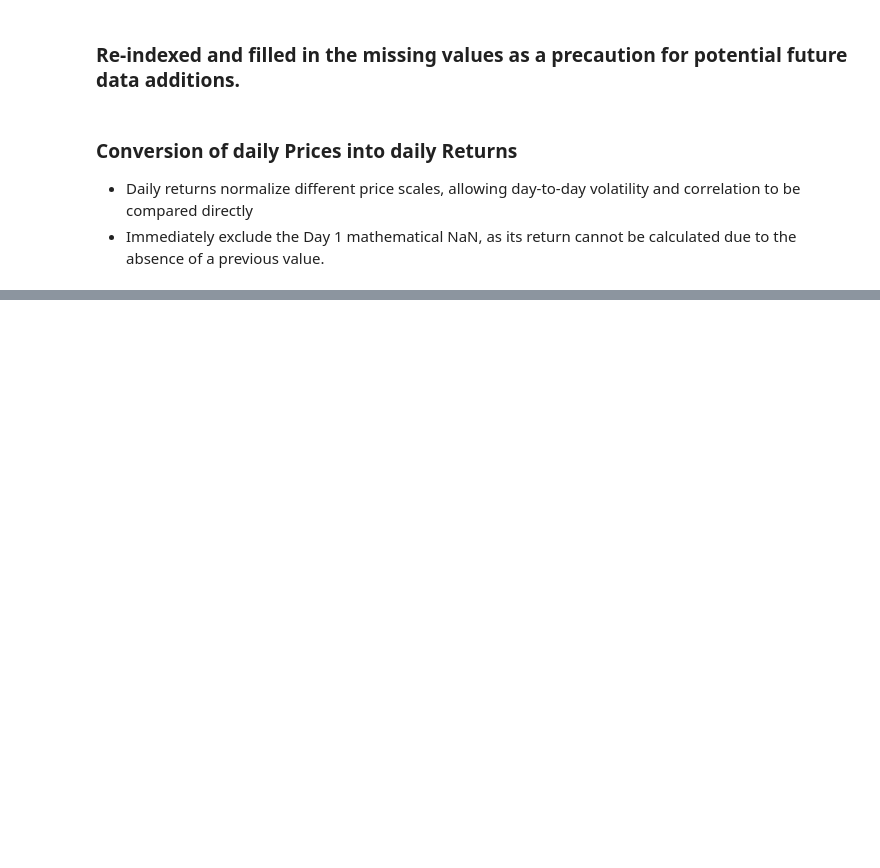
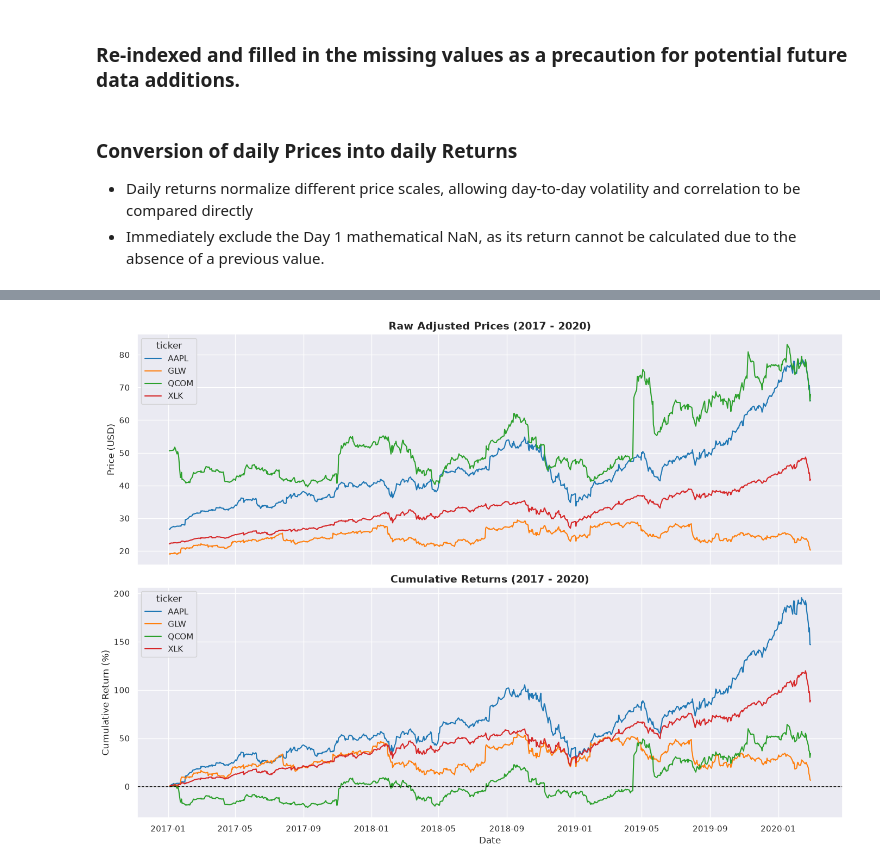
Before and after one commit to huzaifa-khan-AiMl/Financial-Supply-Chain-Ripple-Analysis, a Jupyter notebook: notebooks/Ripple_Effect_Analysis.ipynb, the cells around one changed output, grey strips where cells are left out. Drawn from its saved outputs; the diff is of its cells as text; code cells hidden in the pictures; blank space fills up the shorter version.

```diff
--- a/notebooks/Ripple_Effect_Analysis.ipynb
+++ b/notebooks/Ripple_Effect_Analysis.ipynb
@@ -126,0 +141,3 @@ display(daily_returns.head())
+# %%
+sns.set_theme(style="darkgrid")
+sns.set_palette("tab10")
@@ -126,0 +157,15 @@ display(daily_returns.head())
+# %%
+cumulative_returns = (1 + daily_returns).cumprod() - 1
+fig, axes = plt.subplots(2, 1, figsize=(14, 10), sharex=True)
+sns.lineplot(data = price_df, ax=axes[0], dashes=False)
+axes[0].set_title("Raw Adjusted Prices (2017 - 2020)", fontsize=14, fontweight='bold')
+axes[0].set_ylabel("Price (USD)")
+sns.lineplot(data=cumulative_returns * 100, ax=axes[1], dashes=False)
+axes[1].set_title("Cumulative Returns (2017 - 2020)", fontsize=14, fontweight='bold')
+axes[1].set_ylabel("Cumulative Return (%)")
+axes[1].set_xlabel("Date")
+axes[1].axhline(0, color='black', linestyle='--', linewidth=1) =
+plt.tight_layout()
+plt.show()
+# %% [output]
+[figure, added]
```
Also changed, not shown: parts of 15 cells of this notebook.
